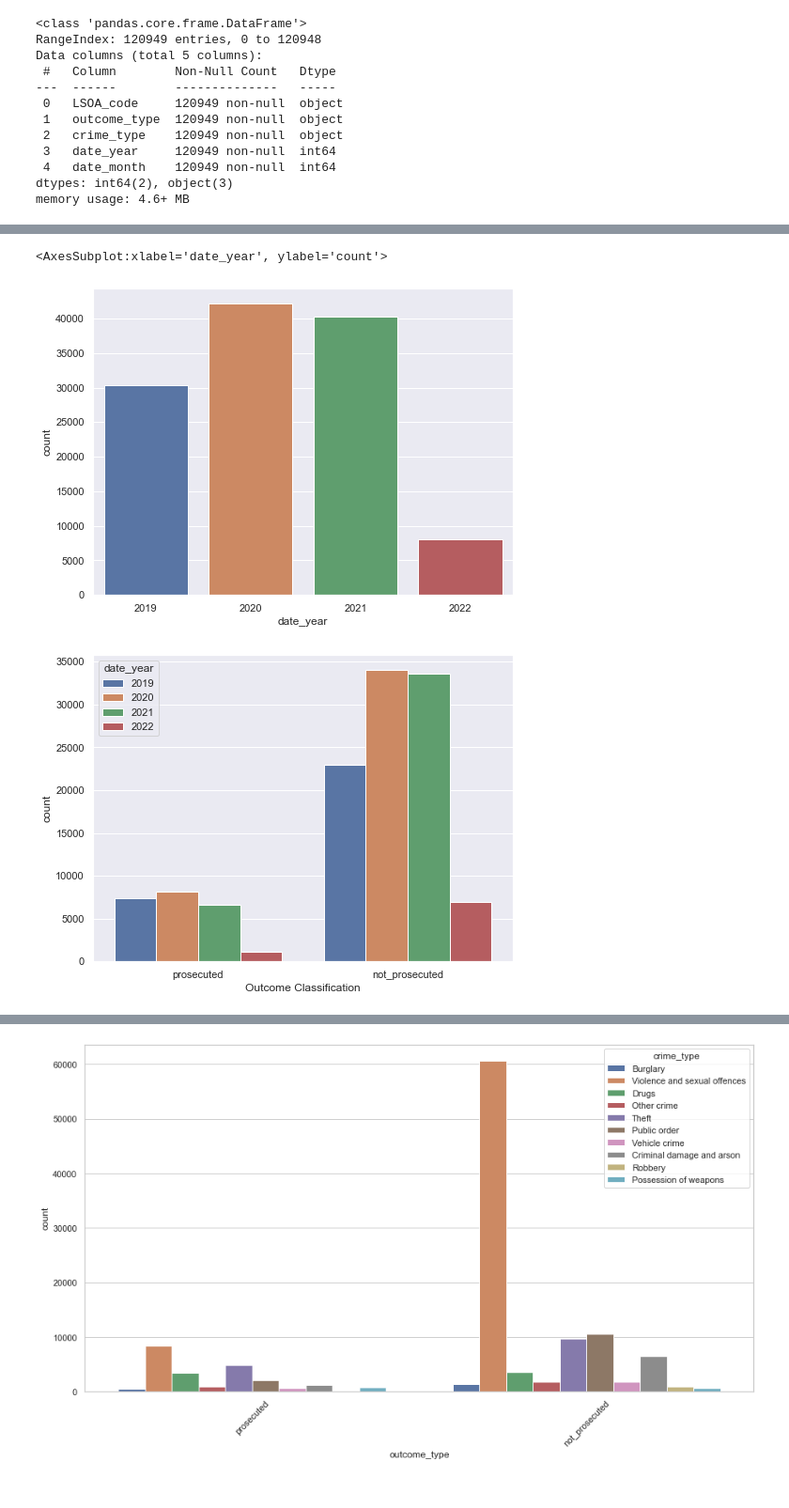
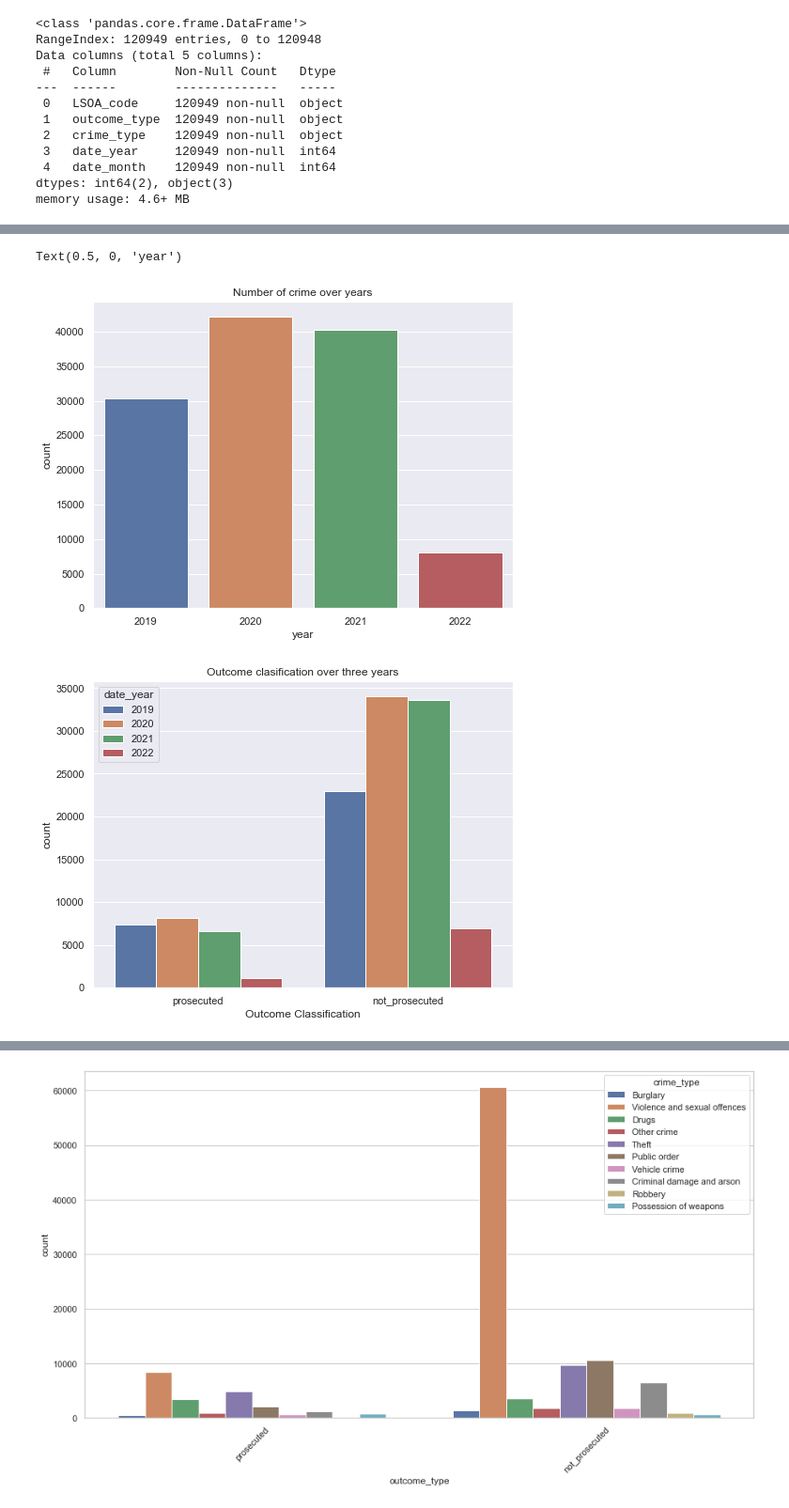
Before and after one commit to saquibmohiuddin/Hertfordshire-Constabulary, a Jupyter notebook: codes/three_years_de-1-hot.ipynb, the cells around one changed output, grey strips where cells are left out. Shown at 94% size. Drawn from its saved outputs; the diff is of its cells as text; code cells hidden in the pictures.

Commit message:
EDA refined in DE file
Plots Saved

```diff
--- a/codes/three_years_de-1-hot.ipynb
+++ b/codes/three_years_de-1-hot.ipynb
@@ -501,16 +562,19 @@ sns.countplot(data = df, x = "date_month")
 # %%
 sns.set(rc={"figure.figsize":(8, 6)})
 sns.countplot(data = df, x = "date_year")
+plt.title("Number of crime over years")
+plt.xlabel("year")
 # %% [output]
-<AxesSubplot:xlabel='date_year', ylabel='count'>
+Text(0.5, 0, 'year')
-[figure, old version]
+[figure, new version]
 # %%
 sns.set(rc={"figure.figsize":(8, 6)})
 sns.countplot(x = "outcome_type", data=df, hue=df["date_year"])
+plt.title("Outcome clasification over three years")
 plt.xlabel("Outcome Classification")
 plt.show()
 # %% [output]
-[figure, old version]
+[figure, new version]
 # %%
 sns.set(rc={"figure.figsize":(16, 12)})
 sns.countplot(x = "date_year", data=df, hue=df["crime_type"])
```
Also changed, not shown: parts of 8 cells of this notebook, 14 other files.
